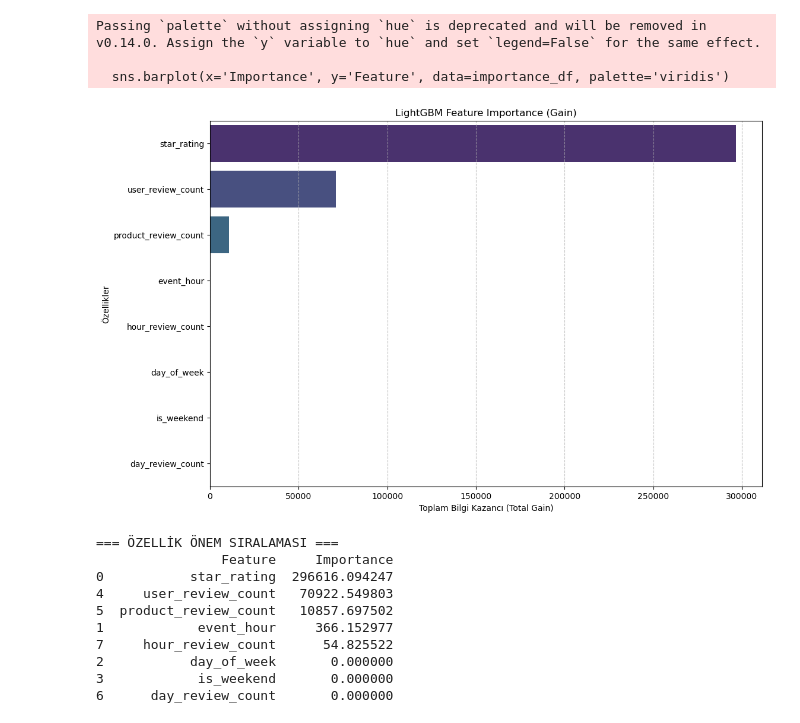
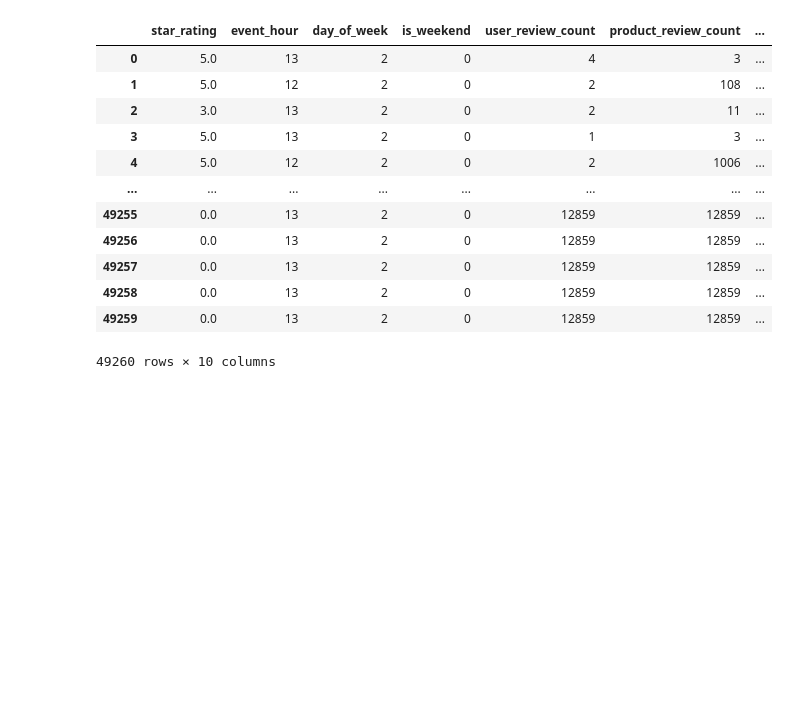
Before and after one commit to iremkaynar/amazon_big_data_project, a Jupyter notebook: notebooks/ML_Experiments.ipynb, the cells around one changed output. Drawn from its saved outputs; the diff is of its cells as text; code cells hidden in the pictures; blank space fills up the shorter version.

```diff
--- a/notebooks/ML_Experiments.ipynb
+++ b/notebooks/ML_Experiments.ipynb
@@ -322,42 +189,18 @@ weighted avg       0.74      0.72      0.72      9852
-# %%
-import matplotlib.pyplot as plt
-import seaborn as sns
-
-# 1. Özellik Önemlerini Al (Gain tipinde)
-importance_type = 'gain'
-feature_importances = model.feature_importance(importance_type=importance_type)
-feature_names = X.columns
-
-# 2. DataFrame Oluştur
-importance_df = pd.DataFrame({
-    'Feature': feature_names,
-    'Importance': feature_importances
-}).sort_values(by='Importance', ascending=False)
-
-# 3. Görselleştirme
-plt.figure(figsize=(12, 8))
-sns.barplot(x='Importance', y='Feature', data=importance_df, palette='viridis')
-plt.title(f'LightGBM Feature Importance ({importance_type.capitalize()})')
-plt.xlabel('Toplam Bilgi Kazancı (Total Gain)')
-plt.ylabel('Özellikler')
-plt.grid(axis='x', linestyle='--', alpha=0.7)
-plt.show()
-
-# 4. Sayısal Rapor
-print("\n=== ÖZELLİK ÖNEM SIRALAMASI ===")
-print(importance_df)
-# %% [output]
-Passing `palette` without assigning `hue` is deprecated and will be removed in v0.14.0. Assign the `y` variable to `hue` and set `legend=False` for the same effect.
-
-  sns.barplot(x='Importance', y='Feature', data=importance_df, palette='viridis')
-[figure, removed]
-=== ÖZELLİK ÖNEM SIRALAMASI ===
-                Feature     Importance
-0           star_rating  296616.094247
-4     user_review_count   70922.549803
-5  product_review_count   10857.697502
-1            event_hour     366.152977
-7     hour_review_count      54.825522
-2           day_of_week       0.000000
-3            is_weekend       0.000000
-6      day_review_count       0.000000
+# %%
+# Veri setinin tam boyutunu  kontrol et
+# İlk 5 ve Son 5 satırı göster
+display(df)
+# %% [output]
+|  | star_rating | event_hour | day_of_week | is_weekend | user_review_count | product_review_count | ... |
+| 0 | 5.0 | 13 | 2 | 0 | 4 | 3 | ... |
+| 1 | 5.0 | 12 | 2 | 0 | 2 | 108 | ... |
+| 2 | 3.0 | 13 | 2 | 0 | 2 | 11 | ... |
+| 3 | 5.0 | 13 | 2 | 0 | 1 | 3 | ... |
+| 4 | 5.0 | 12 | 2 | 0 | 2 | 1006 | ... |
+| ... | ... | ... | ... | ... | ... | ... | ... |
+| 49255 | 0.0 | 13 | 2 | 0 | 12859 | 12859 | ... |
+| 49256 | 0.0 | 13 | 2 | 0 | 12859 | 12859 | ... |
+| 49257 | 0.0 | 13 | 2 | 0 | 12859 | 12859 | ... |
+| 49258 | 0.0 | 13 | 2 | 0 | 12859 | 12859 | ... |
+| 49259 | 0.0 | 13 | 2 | 0 | 12859 | 12859 | ... |
+49260 rows × 10 columns
```
Also changed, not shown: parts of 7 cells of this notebook.
